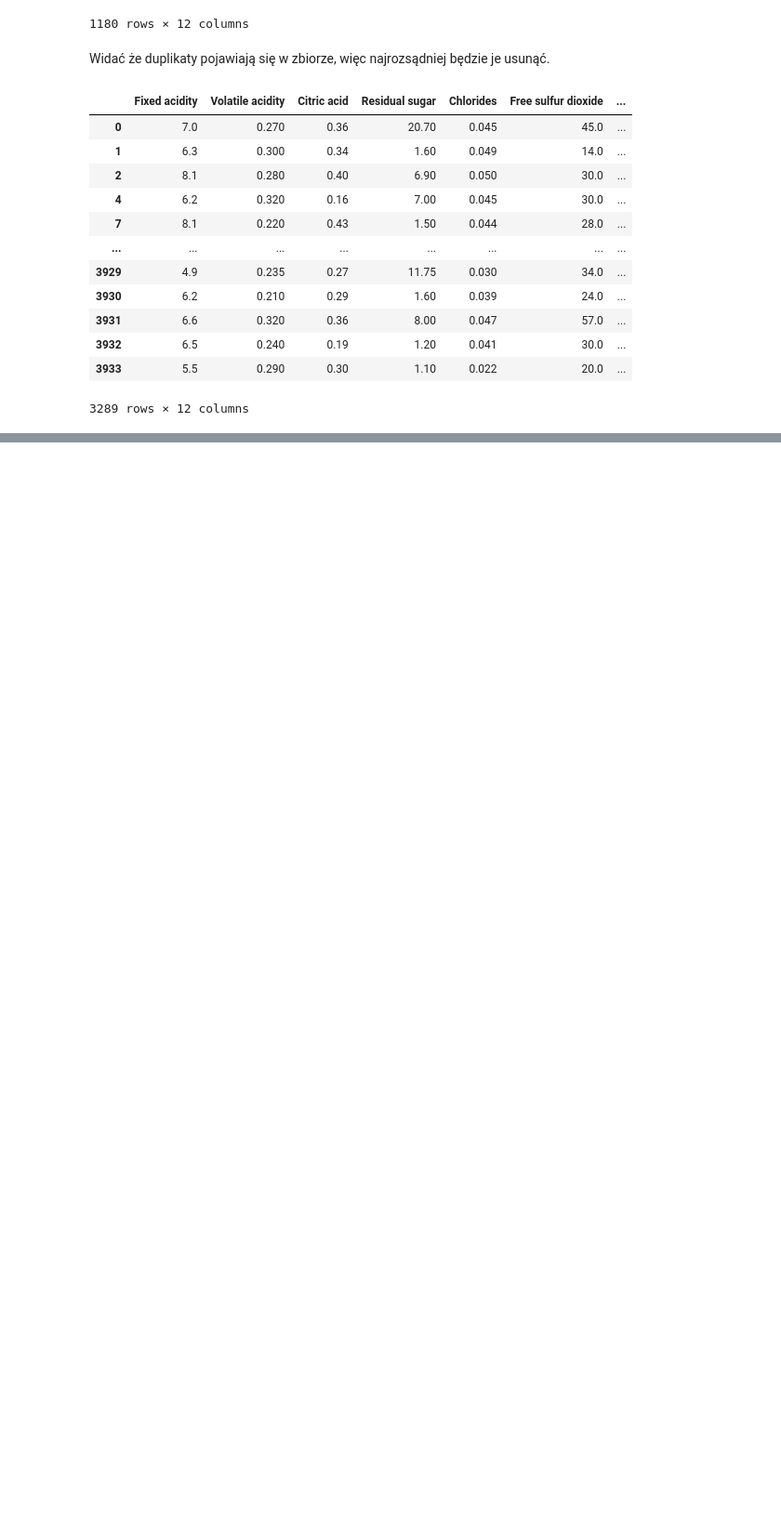
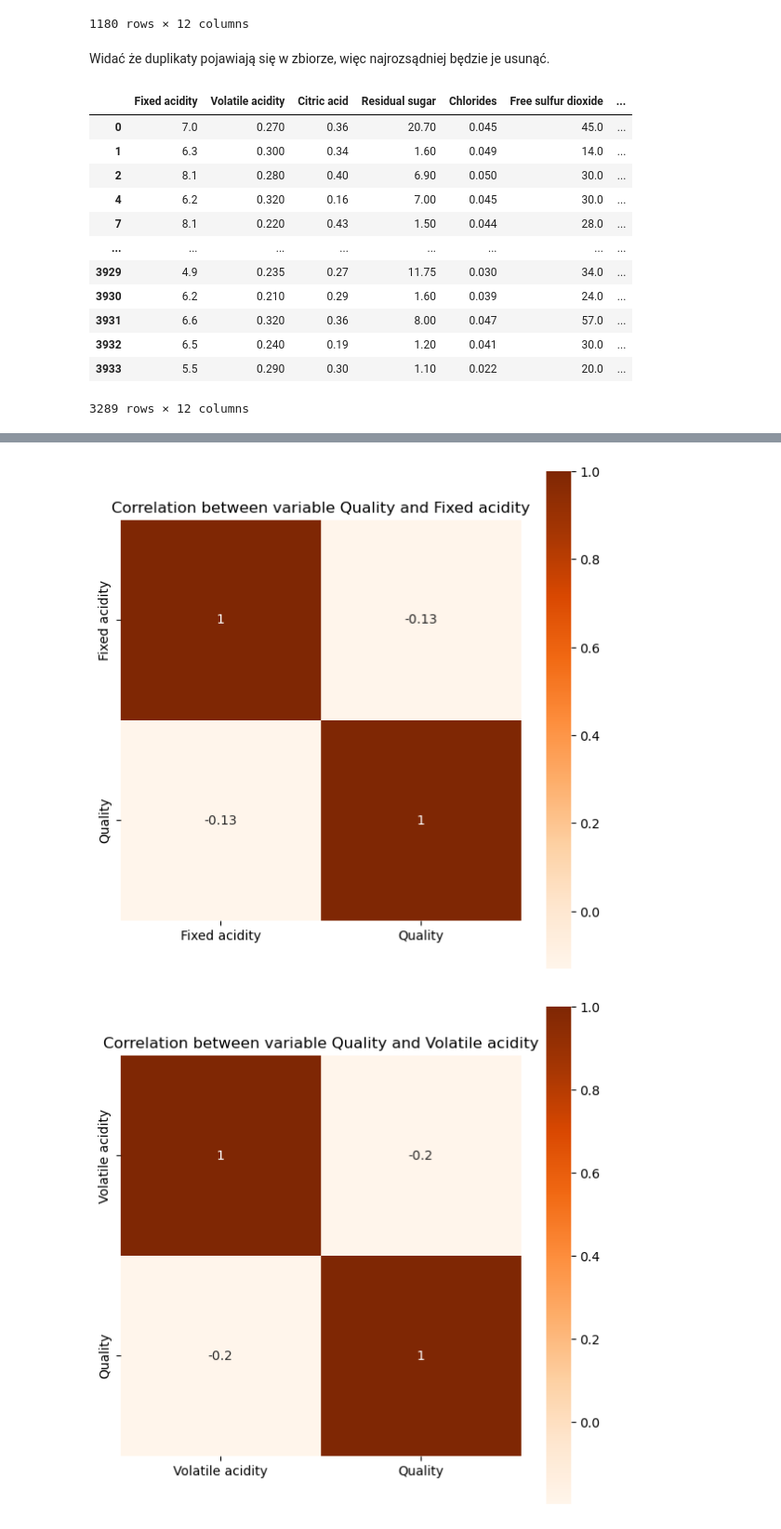
Before and after one commit to rrnax/WhiteWine, a Jupyter notebook: Data_analize.ipynb, the cells around one changed output, grey strips where cells are left out. Shown at 93% size. Cells and saved outputs as stored; diff of their text form; code cells hidden in the pictures; blank space fills up the shorter version.

```diff
--- a/Data_analize.ipynb
+++ b/Data_analize.ipynb
@@ -149,0 +177,13 @@ white_wines
+# %%
+for variable in white_wines.columns[0:11]:
+    plt.figure(figsize=(7,7))
+    selected_variables = white_wines[[variable, "Quality"]]
+    plt.title("Correlation between variable Quality and " + variable)
+    sns.heatmap(selected_variables.corr(),
+            cbar=True,
+            annot=True,
+            square=True,
+            cmap="Oranges")
+# %% [output]
+[figure, added]
+[figure, added]
```
Also changed, not shown: parts of 8 cells of this notebook, 1 other file.
